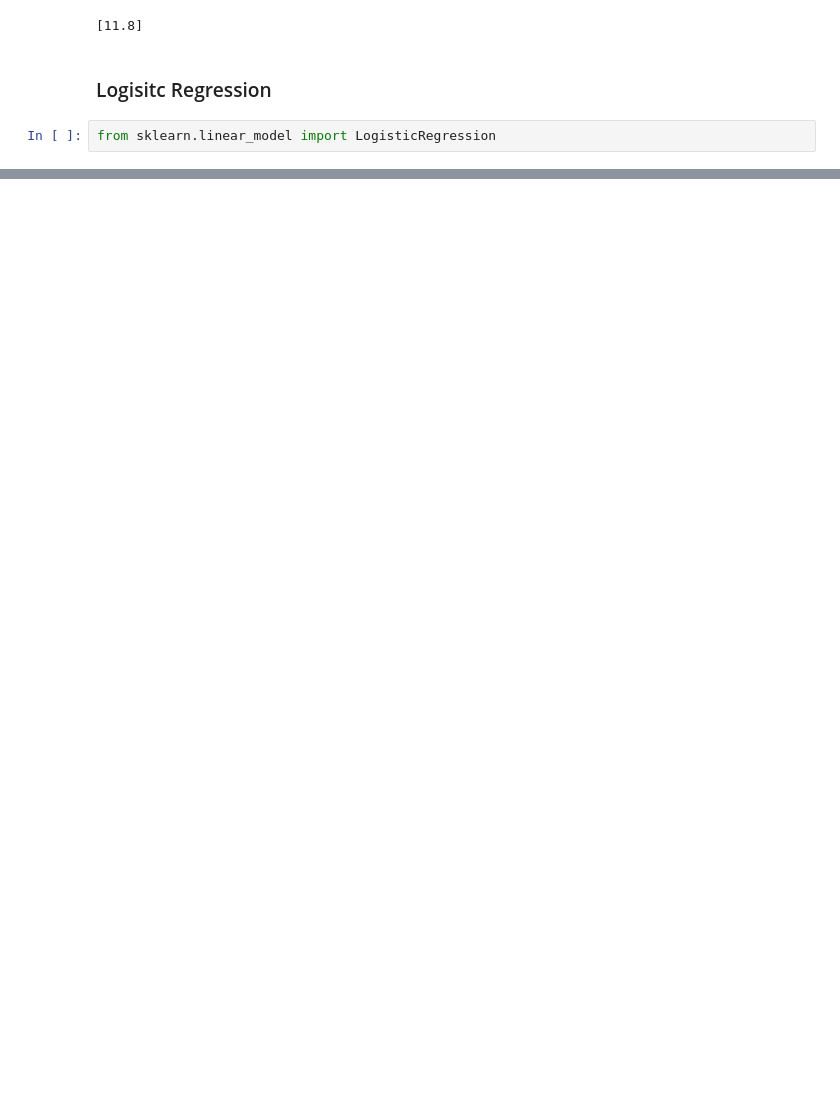
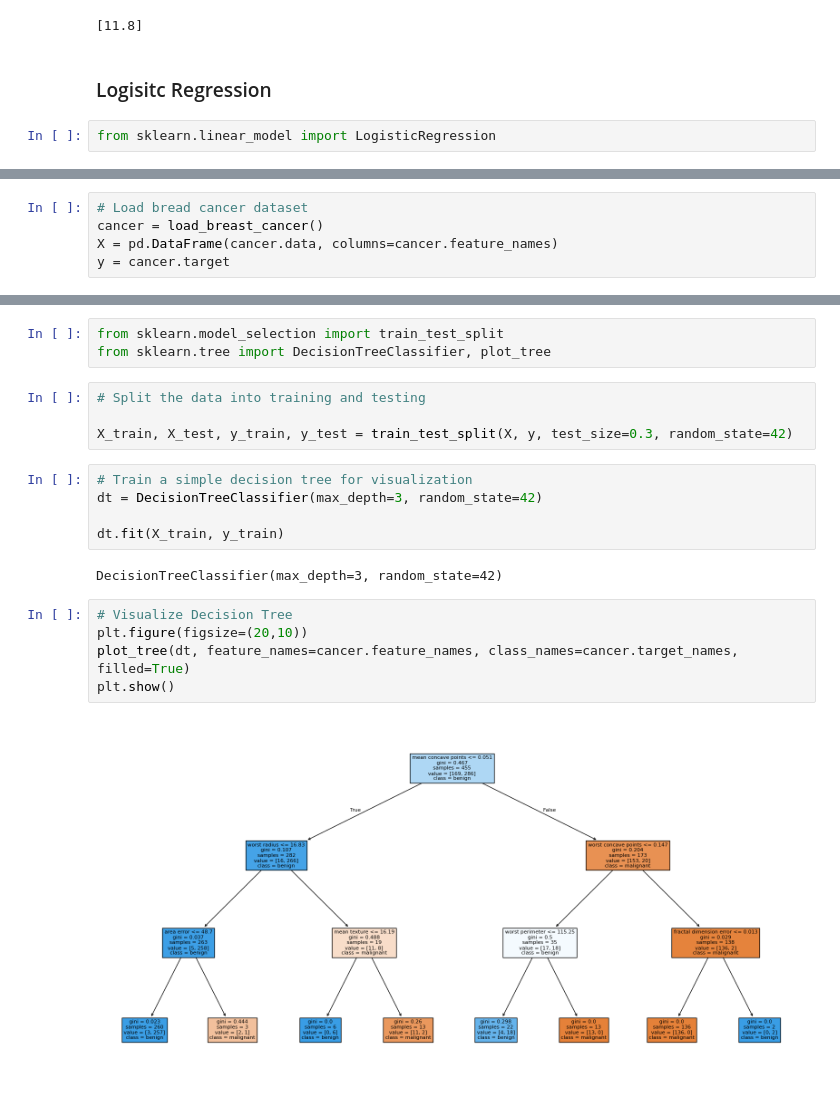
Before and after one commit to rootdrew27/workshop, a Jupyter notebook: Intro_to_ML.ipynb, the cells around one changed output, grey strips where cells are left out. Drawn from its saved outputs; the diff is of its cells as text; blank space fills up the shorter version.

```diff
--- a/Intro_to_ML.ipynb
+++ b/Intro_to_ML.ipynb
@@ -195,0 +241,5 @@ from sklearn.linear_model import LogisticRegression
+# %%
+# Load bread cancer dataset
+cancer = load_breast_cancer()
+X = pd.DataFrame(cancer.data, columns=cancer.feature_names)
+y = cancer.target
@@ -195,0 +303,21 @@ from sklearn.linear_model import LogisticRegression
+# %%
+from sklearn.model_selection import train_test_split
+from sklearn.tree import DecisionTreeClassifier, plot_tree
+# %%
+# Split the data into training and testing
+
+X_train, X_test, y_train, y_test = train_test_split(X, y, test_size=0.3, random_state=42)
+# %%
+# Train a simple decision tree for visualization
+dt = DecisionTreeClassifier(max_depth=3, random_state=42)
+
+dt.fit(X_train, y_train)
+# %% [output]
+DecisionTreeClassifier(max_depth=3, random_state=42)
+# %%
+# Visualize Decision Tree
+plt.figure(figsize=(20,10))
+plot_tree(dt, feature_names=cancer.feature_names, class_names=cancer.target_names, filled=True)
+plt.show()
+# %% [output]
+[figure, added]
```
Also changed, not shown: parts of 40 cells of this notebook, 2 other files.
